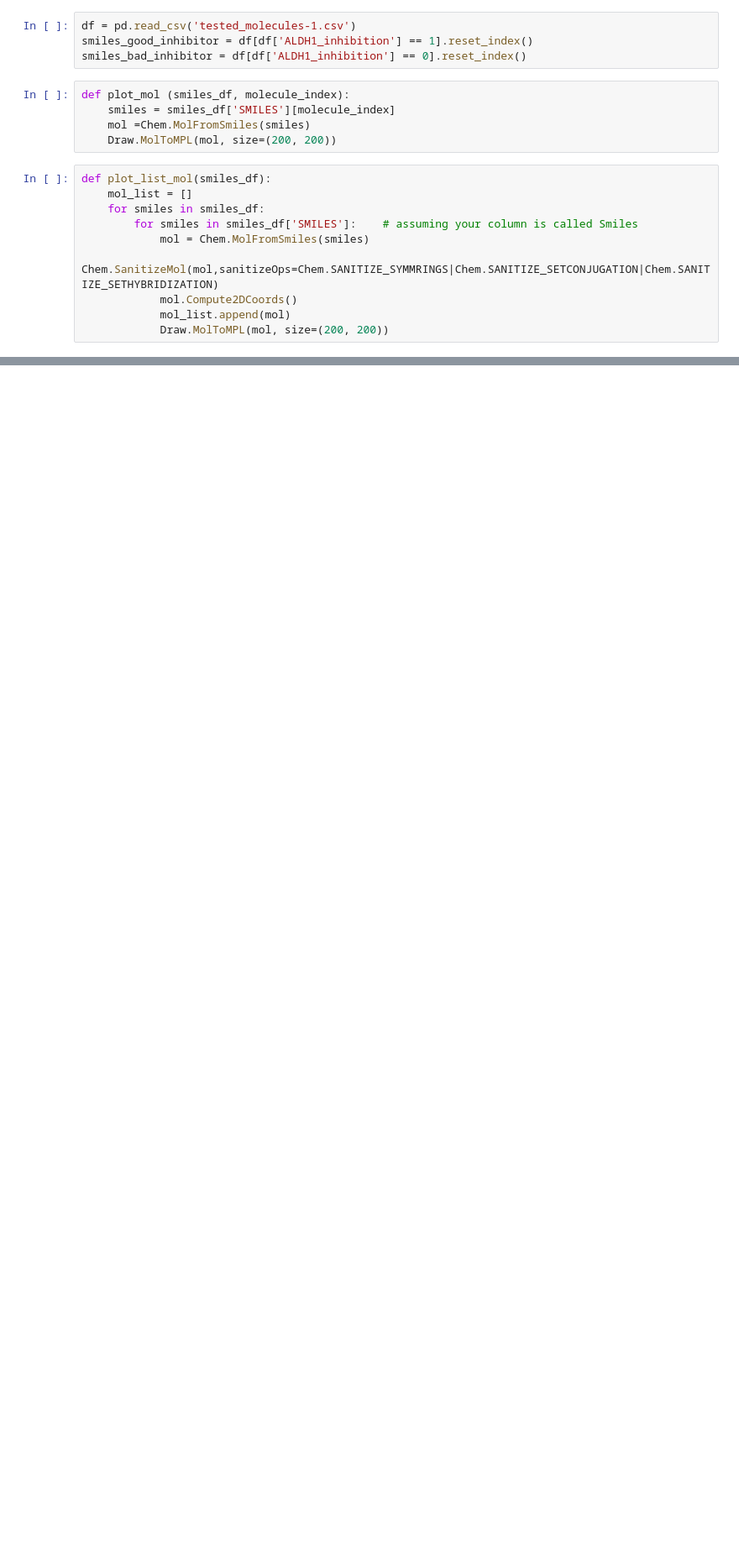
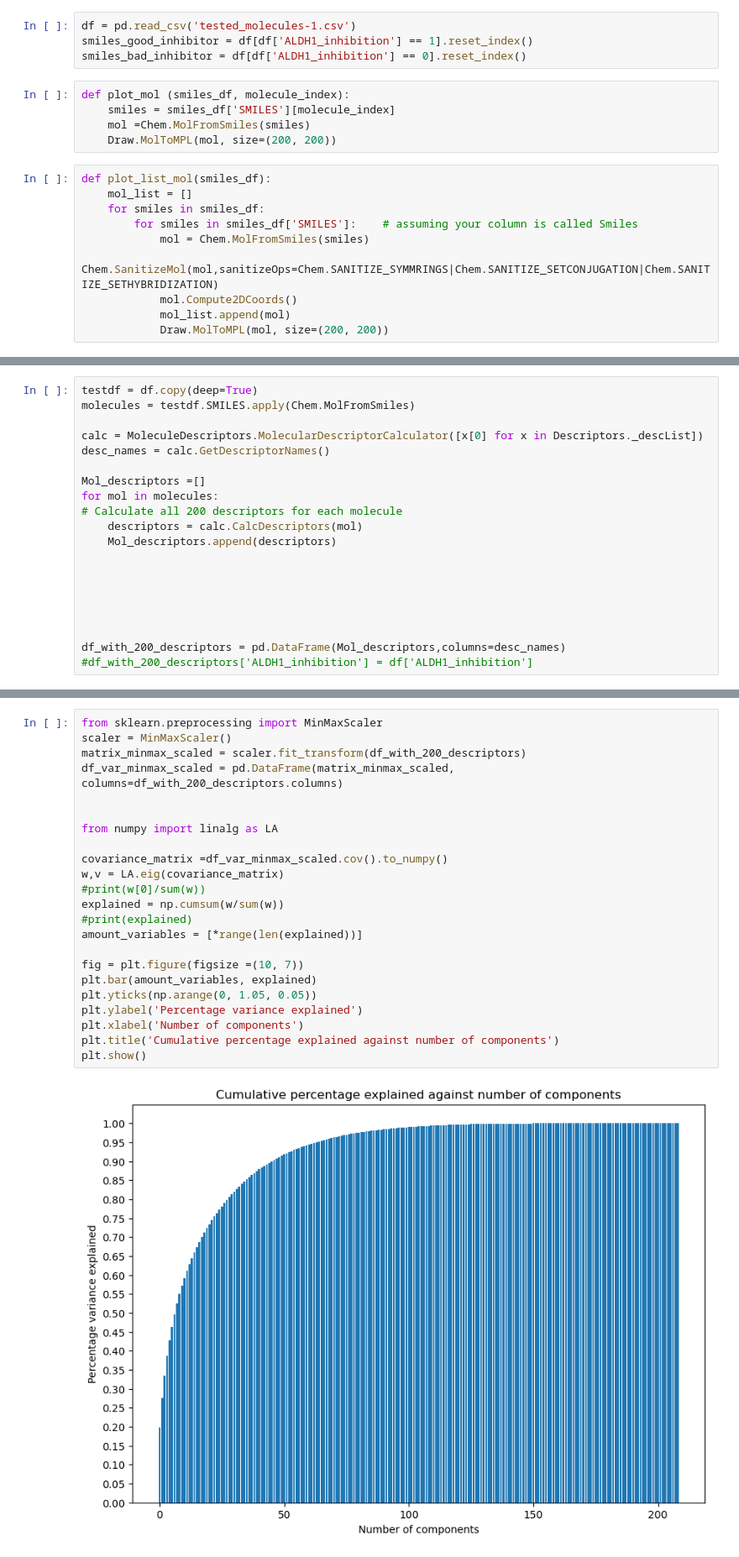
Before and after one commit to Jobs27/AP_groupassignment-, a Jupyter notebook: group_assignment_inhibitor_classifier.ipynb, the cells around one changed output, grey strips where cells are left out. Shown at 84% size. Drawn from its saved outputs; the diff is of its cells as text; blank space fills up the shorter version.

```diff
--- a/group_assignment_inhibitor_classifier.ipynb
+++ b/group_assignment_inhibitor_classifier.ipynb
@@ -233,0 +77,20 @@ Accuracy: 0.7
+# %%
+testdf = df.copy(deep=True)
+molecules = testdf.SMILES.apply(Chem.MolFromSmiles)
+
+calc = MoleculeDescriptors.MolecularDescriptorCalculator([x[0] for x in Descriptors._descList])
+desc_names = calc.GetDescriptorNames()
+
+Mol_descriptors =[]
+for mol in molecules:
+# Calculate all 200 descriptors for each molecule
+    descriptors = calc.CalcDescriptors(mol)
+    Mol_descriptors.append(descriptors)
+
+
+
+
+
+
+df_with_200_descriptors = pd.DataFrame(Mol_descriptors,columns=desc_names)
+#df_with_200_descriptors['ALDH1_inhibition'] = df['ALDH1_inhibition']
@@ -233,0 +107,25 @@ Accuracy: 0.7
+# %%
+from sklearn.preprocessing import MinMaxScaler
+scaler = MinMaxScaler()
+matrix_minmax_scaled = scaler.fit_transform(df_with_200_descriptors)
+df_var_minmax_scaled = pd.DataFrame(matrix_minmax_scaled, columns=df_with_200_descriptors.columns)
+
+
+from numpy import linalg as LA
+
+covariance_matrix =df_var_minmax_scaled.cov().to_numpy()
+w,v = LA.eig(covariance_matrix)
+#print(w[0]/sum(w))
+explained = np.cumsum(w/sum(w))
+#print(explained)
+amount_variables = [*range(len(explained))]
+
+fig = plt.figure(figsize =(10, 7))
+plt.bar(amount_variables, explained)
+plt.yticks(np.arange(0, 1.05, 0.05))
+plt.ylabel('Percentage variance explained')
+plt.xlabel('Number of components')
+plt.title('Cumulative percentage explained against number of components')
+plt.show()
+# %% [output]
+[figure, added]
```
Also changed, not shown: parts of 21 cells of this notebook.
